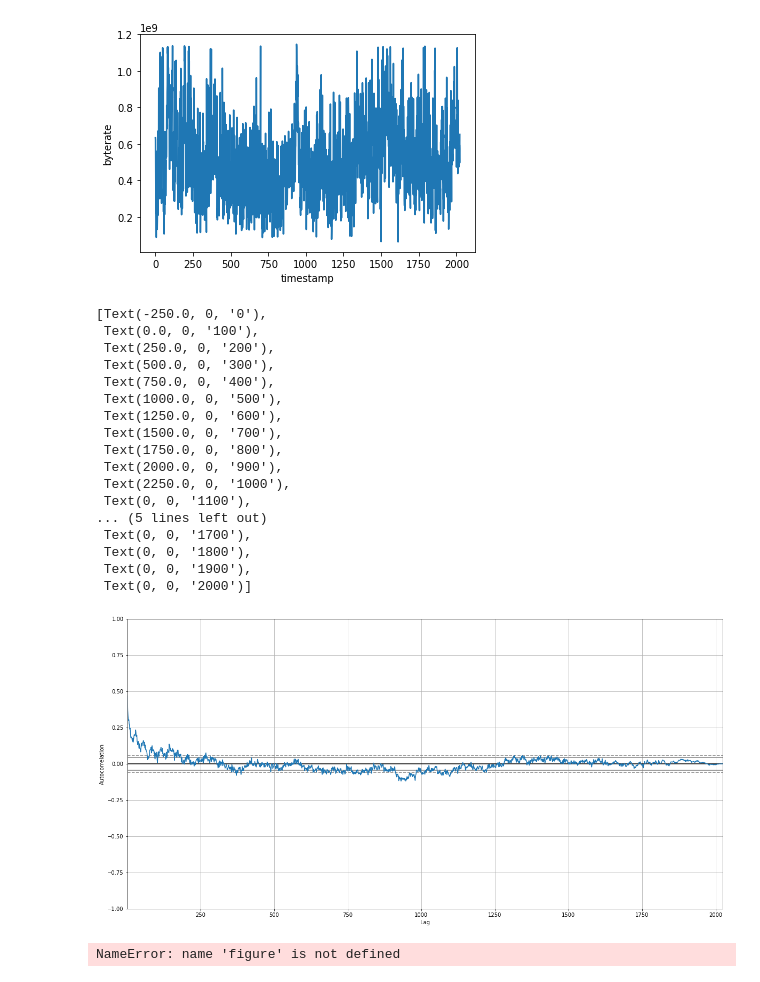
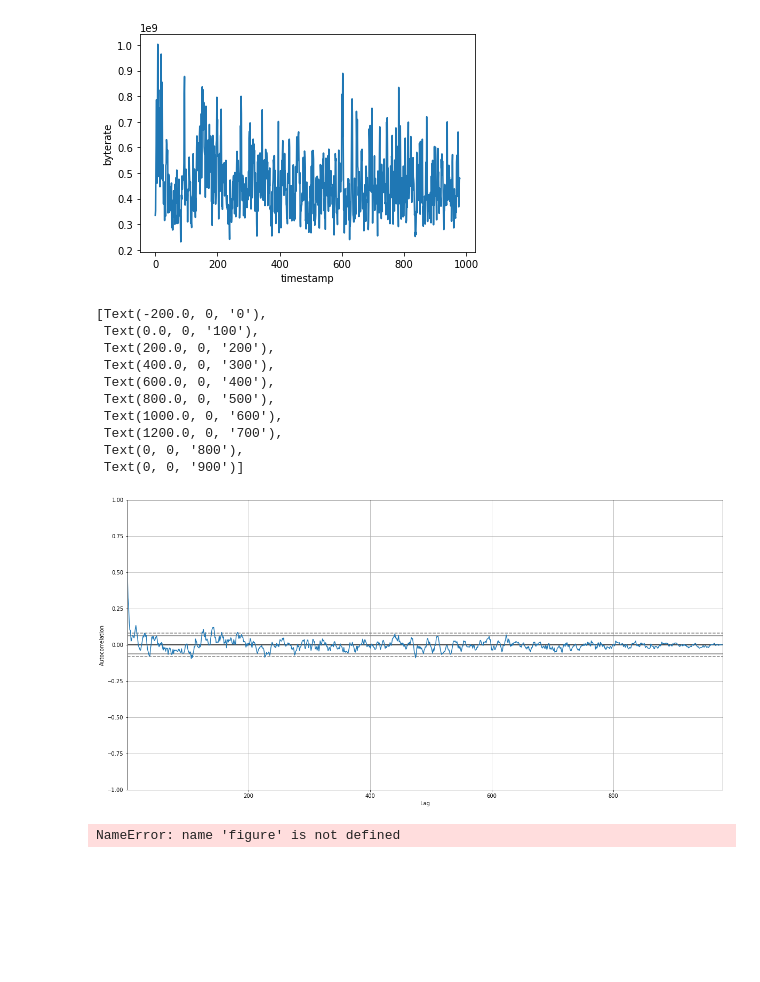
Before and after one commit to zijun726911/Traffic-Simulation, a Jupyter notebook: script/main.ipynb, the cells around one changed output. Cells and saved outputs as stored; diff of their text form; code cells hidden in the pictures; blank space fills up the shorter version.

```diff
--- a/script/main.ipynb
+++ b/script/main.ipynb
@@ -12,8 +17,9 @@ import gc
 # %%
-fileNum=10
+fileNum=46
 packets=readPcap(fileNum)
 timestamp=readTimestamp(fileNum*10000)
 packets=replaceTimestemp(packets,timestamp)
 # %%
-timestamps1,byteSlots0001, byteRates0001=splitToTimeSlot(packets, 0.0001)
-timestamps2,byteSlots0002, byteRates0002 = splitToTimeSlot(packets, 0.0002)
+# packNums1,timestamps1,byteSlots0001, byteRates0001=splitToTimeSlot(packets, 0.0001)
+# packNums2, timestamps2,byteSlots0002, byteRates0002 = splitToTimeSlot(packets, 0.0002)
+packNums1,timestamps1,byteSlots0001, byteRates0001=splitToTimeSlot(packets, 0.001)
@@ -40,8 +26,12 @@ timestamps1
 # %%
-data=pd.DataFrame({'timestamp':[x for x in range(len(byteSlots0001))],
-                  'byterate':list(map(int,byteRates0001))})
+data001=pd.DataFrame({
+                  'timestamp':[x for x in range(len(byteSlots0001))],
+                  'byterate':list(map(int,byteRates0001)),
+                  "packNum":  packNums1
 
-data.head()
+                   })
+
+data001.to_csv("data_for_0_001s_time_slot.csv",index=False)
 
 # for label in fig.get_xticklabels():
 #     if np.int(label.get_text()) % 100 == 0:
@@ -63,33 +46,26 @@ Decimal('1521118800.202380933')
 # %%
-fig=sns.lineplot(x='timestamp',y='byterate',data=data  )
+fig=sns.lineplot(x='timestamp',y='byterate',data=data001  )
 
 # xticklabels	List[str]
 # xticks
 # %% [output]
-[figure, old version]
+[figure, new version]
 # %%
-fig.set_xticks(np.arange(0,len(data),100))
-fig.set_xticklabels(np.arange(0,len(data),100))
+fig.set_xticks(np.arange(0,len(data001),100))
+fig.set_xticklabels(np.arange(0,len(data001),100))
 # fig.set_size_inches( 30, 10)
 # np.arange(0, len(byteRates0001),100)
 # %% [output]
-[Text(-250.0, 0, '0'),
+[Text(-200.0, 0, '0'),
  Text(0.0, 0, '100'),
- Text(250.0, 0, '200'),
- Text(500.0, 0, '300'),
- Text(750.0, 0, '400'),
- Text(1000.0, 0, '500'),
- Text(1250.0, 0, '600'),
- Text(1500.0, 0, '700'),
- Text(1750.0, 0, '800'),
- Text(2000.0, 0, '900'),
- Text(2250.0, 0, '1000'),
- Text(0, 0, '1100'),
-... (5 lines left out)
- Text(0, 0, '1700'),
- Text(0, 0, '1800'),
- Text(0, 0, '1900'),
- Text(0, 0, '2000')]
+ Text(200.0, 0, '200'),
+ Text(400.0, 0, '300'),
+ Text(600.0, 0, '400'),
+ Text(800.0, 0, '500'),
+ Text(1000.0, 0, '600'),
+ Text(1200.0, 0, '700'),
+ Text(0, 0, '800'),
+ Text(0, 0, '900')]
 # %%
 figure=fig.get_figure()
 figure.set_size_inches(30,10)
@@ -97,9 +73,9 @@ figure.savefig("byterate_for_0_0001s_time_slot")
 # %%
 autofig=pd.plotting.autocorrelation_plot(list(map(int,byteRates0001)))
 autofig.get_figure().set_size_inches(20,10)
-autofig.get_figure().savefig("autocorrelation_plot")
+autofig.get_figure().savefig("autocorrelation_plot_0_001")
 # %% [output]
-[figure, old version]
+[figure, new version]
 # %%
 del fig,figure
 gc.collect()
```
Also changed, not shown: parts of 6 cells of this notebook, 2 other files.
